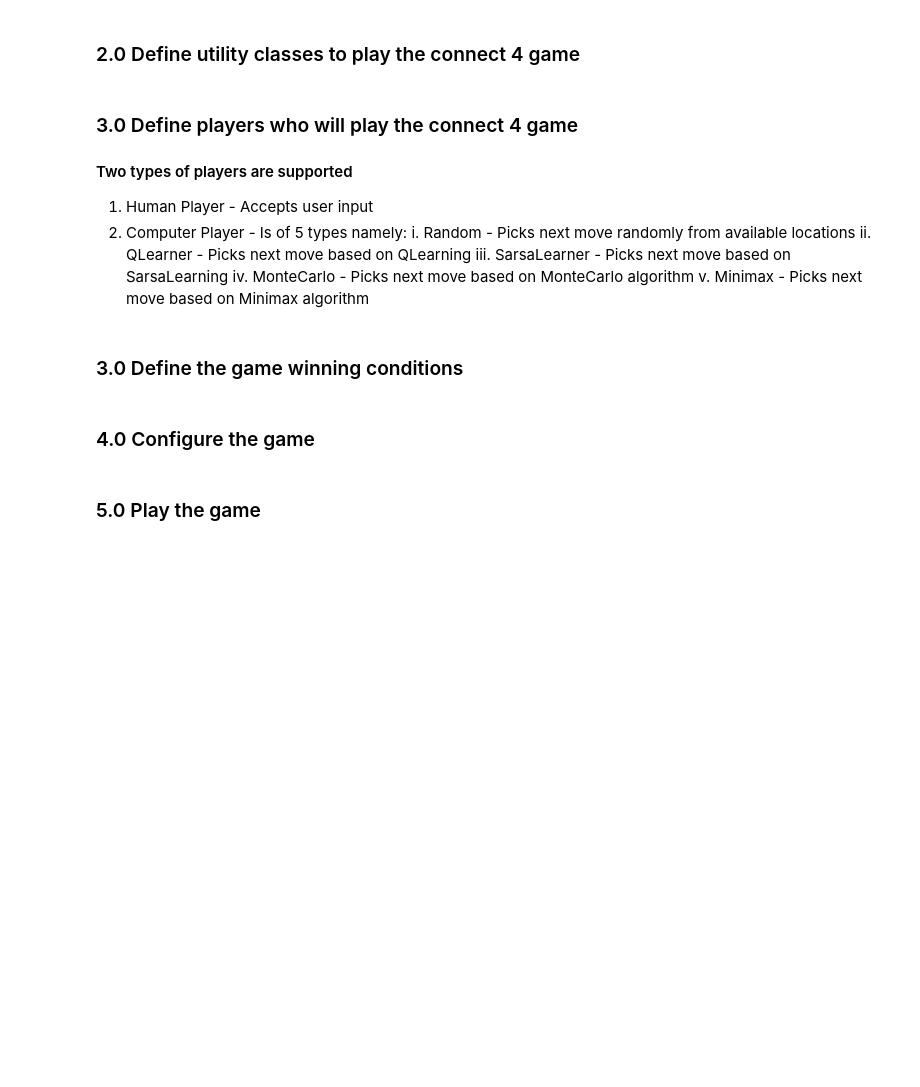
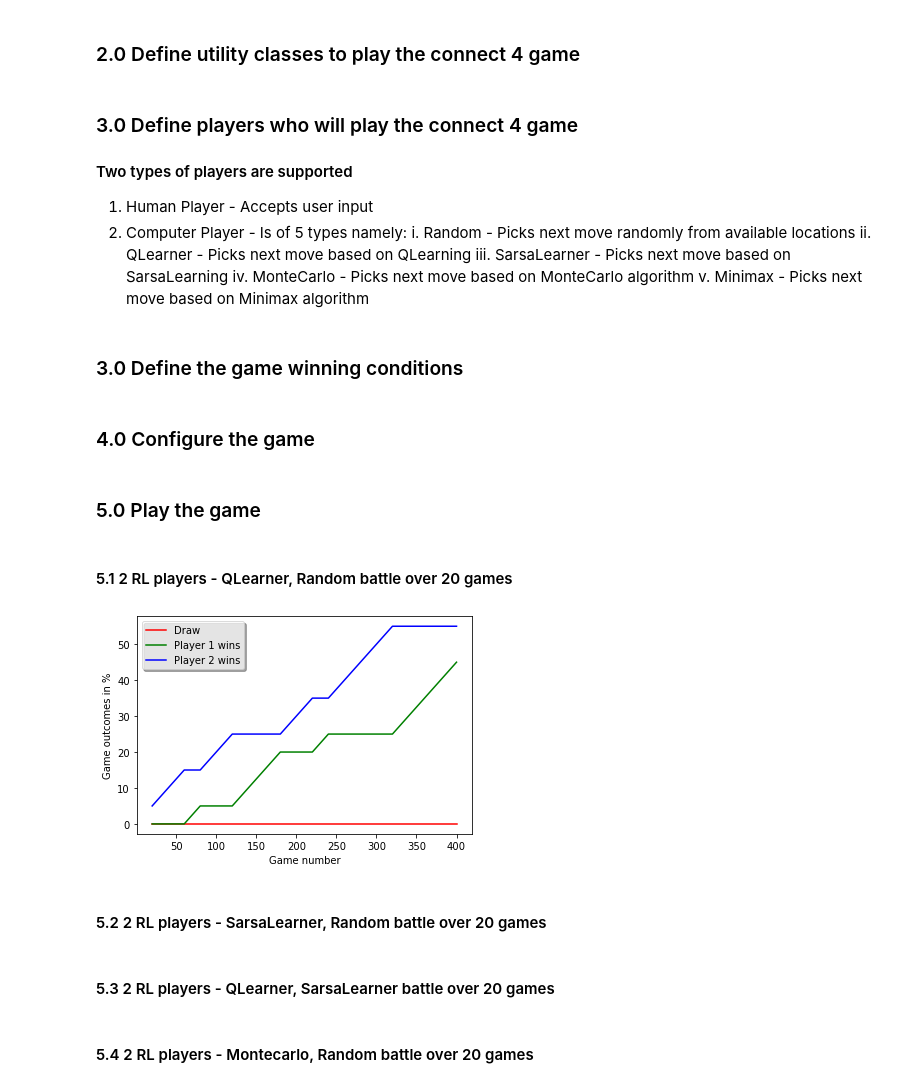
Before and after one commit to Team-Equality-RL-Project/connect-4, a Jupyter notebook: src/Connect4_MultiPlayer.ipynb, the cells around one changed output. Drawn from its saved outputs; the diff is of its cells as text; code cells hidden in the pictures; blank space fills up the shorter version.

Commit message:
Add files via upload
Added training evaluation of different RL players

```diff
--- a/src/Connect4_MultiPlayer.ipynb
+++ b/src/Connect4_MultiPlayer.ipynb
@@ -939,7 +949,7 @@ class GameView(object):
             self.p1 = p1
             self.p2 = p2
 
-    def main_menu(self, RLPlayerType_1="", RLPlayerType_2="", iterations=20):
+    def main_menu(self, PlayerType_1="", PlayerType_2="", iterations=20):
         """
         Display the main menu screen
         """
@@ -991,8 +1001,8 @@ class GameView(object):
             p1 = HumanPlayer(first_coin_type)
             p2 = HumanPlayer(second_coin_type)
         else:
-            p1 = ComputerPlayer(first_coin_type, RLPlayerType_1)
-            p2 = ComputerPlayer(second_coin_type, RLPlayerType_2)
+            p1 = ComputerPlayer(first_coin_type, PlayerType_1)
+            p2 = ComputerPlayer(second_coin_type, PlayerType_2)
 
         if not play_game:
             pygame.quit()
@@ -1007,6 +1017,16 @@ class GameView(object):
         """
         Main loop in the game
         """
+        p1_win   = 0
+        p2_win   = 0
+        draw     = 0
+        count    = 0
+        p1_wins  = []
+        p2_wins  = []
+        draws    = []
+        counts   = []
+        num_games = iterations
+
         while (iterations > 0):
             self.initialize_game_variables(game_mode, p1, p2)
             self.background.fill(BLACK)
@@ -1079,12 +1099,24 @@ class GameView(object):
                         self.win_list[winner_value - 1] += 1
                     game_over_screen = True
 
+                    if (winner == "RED"):
+                        p1_win = p1_win + 1
+                    elif (winner == "BLUE"):
+                        p2_win = p2_win + 1
+                    else:
+                        draw = draw + 1
+                    count = count + 1
+
+                    p1_wins.append(p1_win*100.0/num_games)
+                    p2_wins.append(p2_win*100.0/num_games)
+                    draws.append(draw*100.0/num_games)
+                    counts.append(count*num_games)
+
                 if coin_inserted:
                     if game_mode == "single":
                         human_turn = not human_turn
                     current_type = 1 if current_type == 2 else 2
                     p1_turn = not p1_turn
-
 
                 milliseconds = self.clock.tick(self.fps)
                 self.playtime += milliseconds / 1000.0
@@ -1094,6 +1126,13 @@ class GameView(object):
             iterations -= 1
 
         if game_mode == "train":
+            plt.ylabel('Game outcomes in %')
+            plt.xlabel('Game number')
+            plt.plot(counts, draws, 'r-', label='Draw')
+            plt.plot(counts, p1_wins, 'g-', label='Player 1 wins')
+            plt.plot(counts, p2_wins, 'b-', label='Player 2 wins')
+            plt.legend(loc="best", shadow=True, fancybox=True, framealpha =0.7)
+
             index = self.win_list.index(max(self.win_list))
             self.trainedComputer = self.p1 if index == 0 else self.p2
             self.main_menu()
@@ -1202,3 +1241,15 @@ class GameView(object):
         self.background.blit(self.quit_surface, ((self.width - fw) // 2, 410) )
 # %% [markdown]
 ### 5.0 Play the game
+# %% [markdown]
+#### 5.1 2 RL players - QLearner, Random battle over 20 games
+# %%
+if __name__ == "__main__":
+    num_games = 20
+    PlayerType_1 = "qlearner"
+    PlayerType_2 = "random"
+    GameView(1200, 760).main_menu(PlayerType_1, PlayerType_2, num_games)
+# %% [output]
+[figure, added]
+# %% [markdown]
+#### 5.2 2 RL players - SarsaLearner, Random battle over 20 games
@@ -1205,2 +1262,4 @@ class GameView(object):
+# %% [markdown]
+#### 5.3 2 RL players - QLearner, SarsaLearner battle over 20 games
 # %%
 if __name__ == "__main__":
@@ -1210,0 +1270,2 @@ if __name__ == "__main__":
+# %% [markdown]
+#### 5.4 2 RL players - Montecarlo, Random battle over 20 games
```
Also changed, not shown: parts of 21 cells of this notebook.
